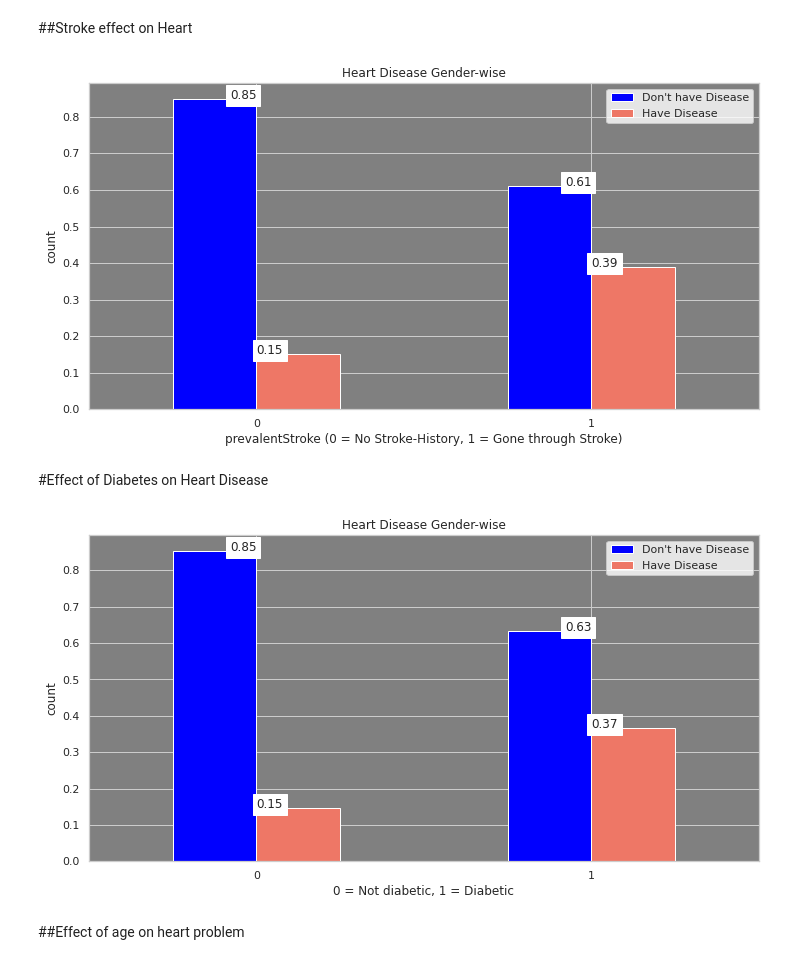
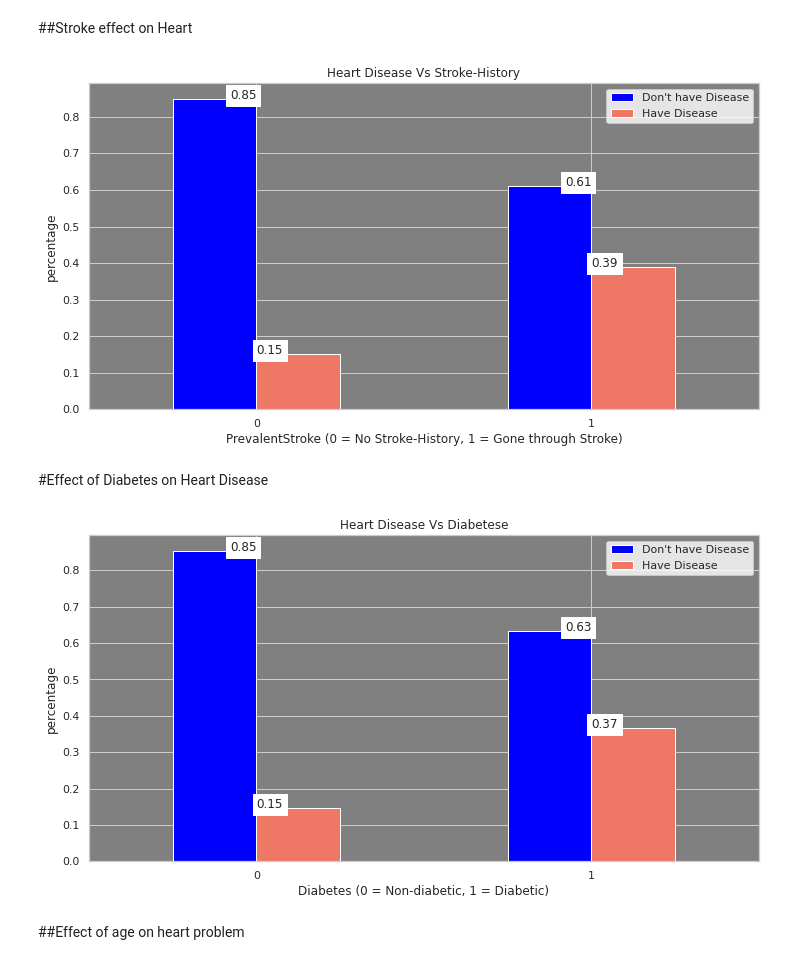
Before and after one commit to guptaprateek98/Capstone_CV_Risk_Prediction, a Jupyter notebook: Capstone_CV_Risk_Prediction.ipynb, the cells around one changed output. Drawn from its saved outputs; the diff is of its cells as text; code cells hidden in the pictures.

```diff
--- a/Capstone_CV_Risk_Prediction.ipynb
+++ b/Capstone_CV_Risk_Prediction.ipynb
@@ -389,11 +381,11 @@ plt.show()
 # %%
 crs = pd.crosstab(dataf.prevalentStroke,dataf.Heart_Disease, normalize='index')
 crs.plot(kind="bar",figsize=(12,6),color=['blue','#EE7766' ]).set_facecolor('grey')
-plt.title('Heart Disease Gender-wise')
-plt.xlabel('prevalentStroke (0 = No Stroke-History, 1 = Gone through Stroke)')
+plt.title('Heart Disease Vs Stroke-History')
+plt.xlabel('PrevalentStroke (0 = No Stroke-History, 1 = Gone through Stroke)')
 plt.xticks(rotation=0)
 plt.legend(["Don't have Disease", "Have Disease"])
-plt.ylabel('count')
+plt.ylabel('percentage')
 lis= []
 for i in range(crs.shape[0]):
   for j in range(crs.shape[1]):
@@ -409,33 +401,33 @@ for index, value in enumerate(lis2):
 
 plt.show()
 # %% [output]
-[figure, old version]
+[figure, new version]
 # %% [markdown]
 #Effect of Diabetes on Heart Disease
 # %%
 crs = pd.crosstab(dataf.diabetes,dataf.Heart_Disease, normalize='index')
 crs.plot(kind="bar",figsize=(12,6),color=['blue','#EE7766' ]).set_facecolor('grey')
-plt.title('Heart Disease Gender-wise')
-plt.xlabel('0 = Not diabetic, 1 = Diabetic')
+plt.title('Heart Disease Vs Diabetese')
+plt.xlabel('Diabetes (0 = Non-diabetic, 1 = Diabetic)')
 plt.xticks(rotation=0)
 plt.legend(["Don't have Disease", "Have Disease"])
-plt.ylabel('count')
+plt.ylabel('percentage')
 lis= []
 for i in range(crs.shape[0]):
   for j in range(crs.shape[1]):
     a = crs.iloc[j][i]
     lis.append(a)
 lis1 = lis[:2]
 lis2 = lis[2:]
 for index, value in enumerate(lis1):
   plt.text(index, value, round(value,2), ha = 'right',Bbox = dict(facecolor = 'white', alpha = 1))
 for index, value in enumerate(lis2):
   plt.text(index, value, round(value,2), ha = 'left',Bbox = dict(facecolor = 'white', alpha = 1))
 
 
 plt.show()
 # %% [output]
-[figure, old version]
+[figure, new version]
 # %% [markdown]
 ##Effect of age on heart problem
 # %%
```
Also changed, not shown: parts of 10 cells of this notebook.
